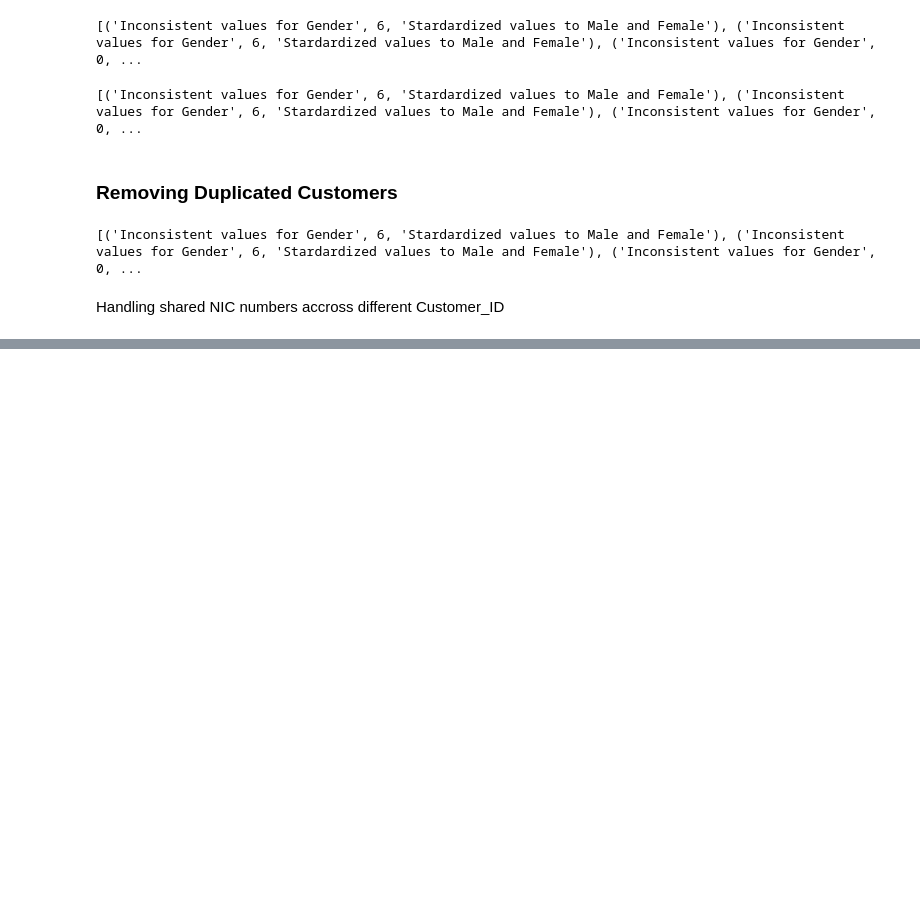
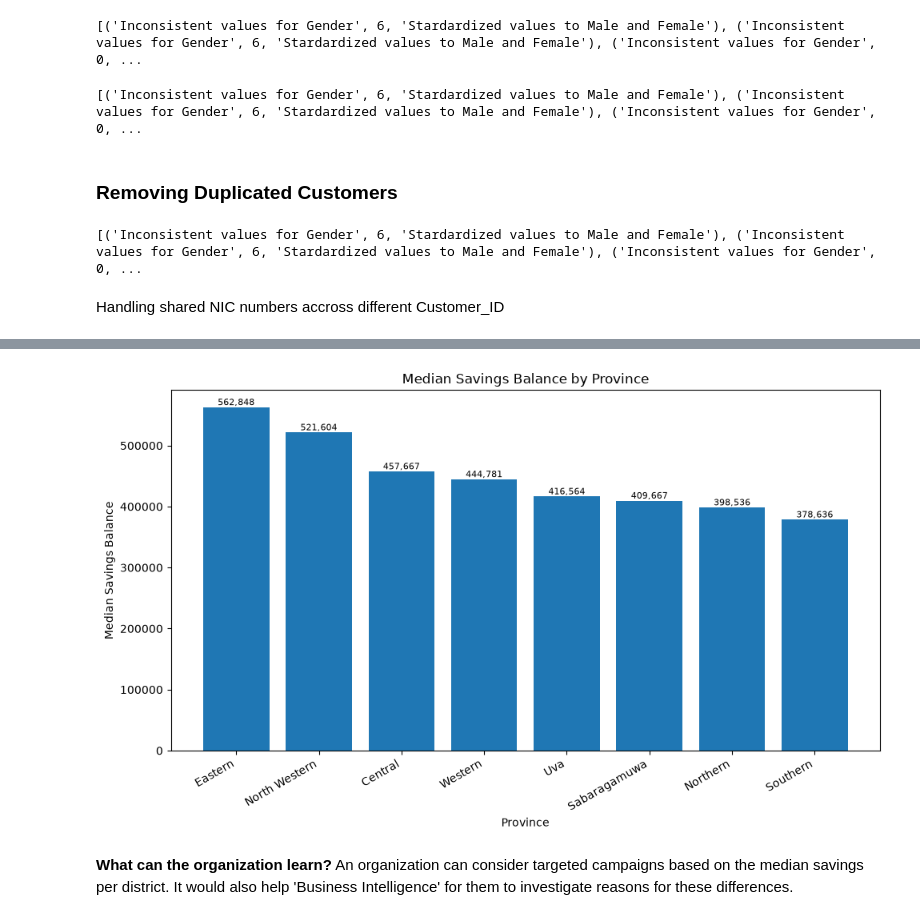
Before and after one commit to RyanAdrianRavikumar/default_loan_analysis, a Jupyter notebook: FinSight_Lanka_Analysis/Ryan_Ravikumar_FinSightAssessment_Workings.ipynb, the cells around one changed output, grey strips where cells are left out. Saved outputs shown, nothing was run; the diff lists cells and outputs as text; code cells hidden in the pictures; blank space fills up the shorter version.

```diff
--- a/FinSight_Lanka_Analysis/Ryan_Ravikumar_FinSightAssessment_Workings.ipynb
+++ b/FinSight_Lanka_Analysis/Ryan_Ravikumar_FinSightAssessment_Workings.ipynb
@@ -652,0 +777,24 @@ note("Same NIC number on different Customer_IDs", nic_shared.sum(),
+# %%
+province_summary = df.groupby("Province")["Savings_Balance"].median()
+province_summary = province_summary.sort_values(ascending=False)
+
+
+plt.figure(figsize=(10, 6))
+plt.bar(province_summary.index, province_summary.values)
+
+plt.title("Median Savings Balance by Province")
+plt.xlabel("Province")
+plt.ylabel("Median Savings Balance")
+plt.xticks(rotation=30, ha="right")
+
+
+for i, value in enumerate(province_summary.values):
+    plt.text(i, value, f"{value:,.0f}", ha="center", va="bottom", fontsize=8)
+
+plt.tight_layout()
+plt.show()
+# %% [output]
+[figure, added]
+# %% [markdown]
+**What can the organization learn?**
+An organization can consider targeted campaigns based on the median savings per district. It would also help 'Business Intelligence' for them to investigate reasons for these differences.
```
Also changed, not shown: parts of 17 cells of this notebook, 2 other files.
